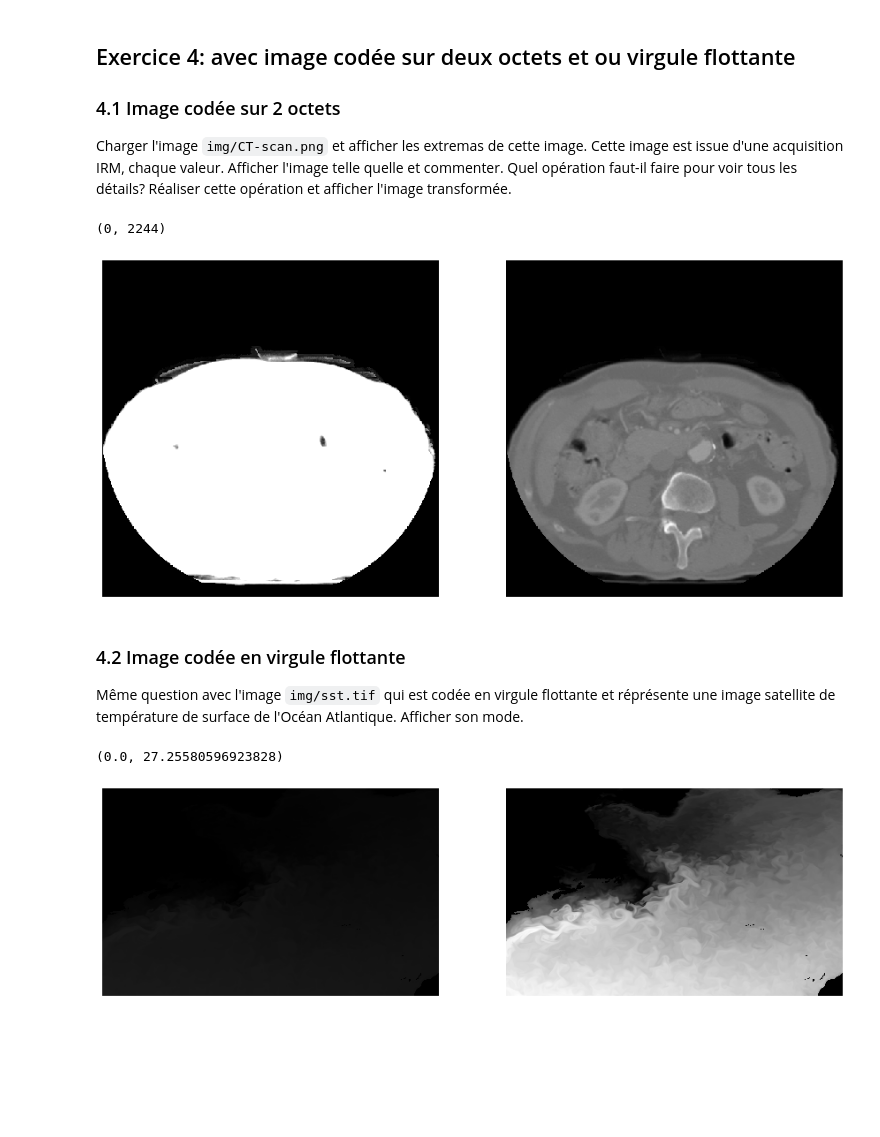
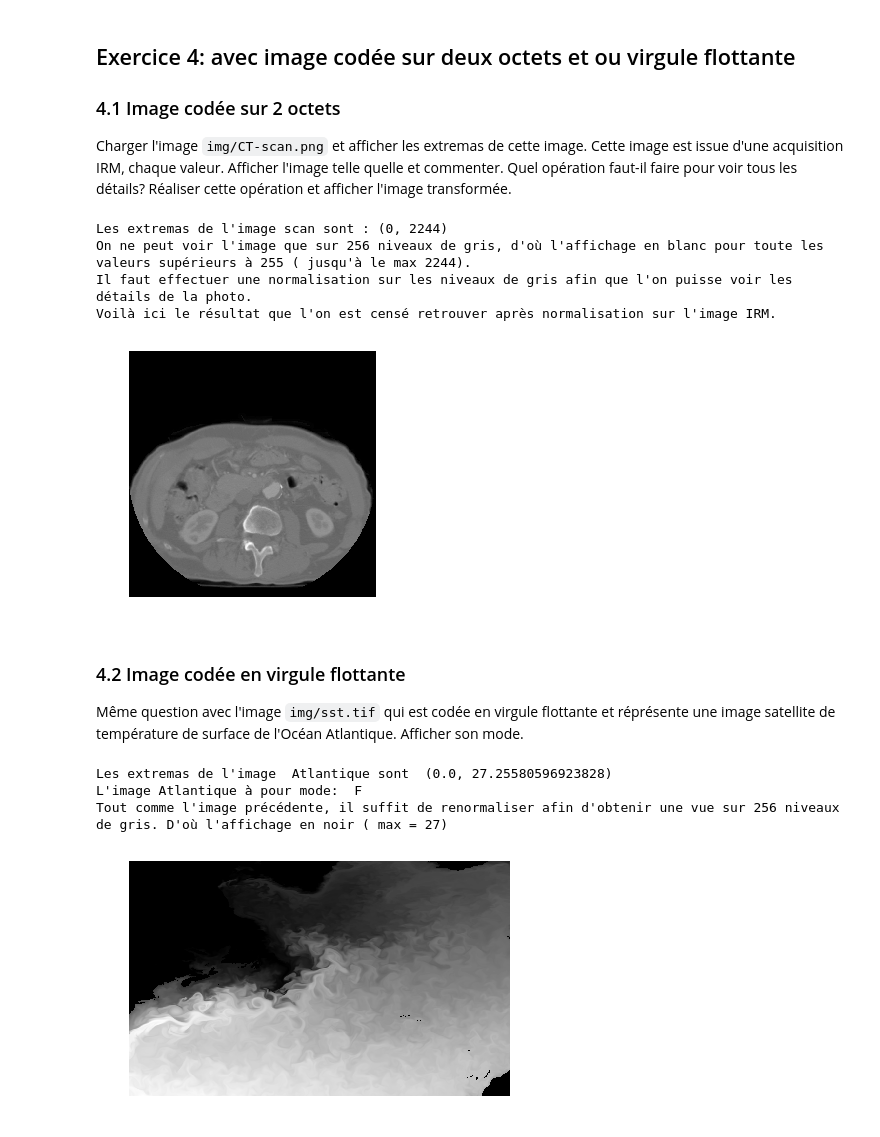
Before and after one commit to azn94/UE-Image, a Jupyter notebook: TME2/TME2_Sujet.ipynb, the cells around one changed output. Saved outputs shown, nothing was run; the diff lists cells and outputs as text; code cells hidden in the pictures; blank space fills up the shorter version.

```diff
--- a/TME2/TME2_Sujet.ipynb
+++ b/TME2/TME2_Sujet.ipynb
@@ -268,54 +266,61 @@ show()
 ### 4.1 Image codée sur 2 octets
 Charger l'image `img/CT-scan.png` et afficher les extremas de cette image. Cette image est issue d'une acquisition IRM, chaque valeur. Afficher l'image telle quelle et commenter. Quel opération faut-il faire pour voir tous les détails? Réaliser cette opération et afficher l'image transformée.
 # %%
-img_scan=Image.open ( "img/CT-scan.png" )
+img_scan=Image.open( "img/CT-scan.png" )
 mini,maxi=img_scan.getextrema()
-print(img_scan.getextrema())
-
+print("Les extremas de l'image scan sont :", img_scan.getextrema())
+print("On ne peut voir l'image que sur 256 niveaux de gris, d'où l'affichage en blanc pour toute les valeurs supérieurs à 255 ( jusqu'à le max 2244).")
+print("Il faut effectuer une normalisation sur les niveaux de gris afin que l'on puisse voir les détails de la photo.")
 img_scan_data=list(img_scan.getdata())
 
 for k in range(len(img_scan_data)):
     img_scan_data[k]=int((img_scan_data[k]/maxi)*255)
 
 img_scan2=Image.new('L',img_scan.size)
 img_scan2.putdata(img_scan_data)
 
-subplot(1,2,1)
-axis('off')
-imshow(img_scan,cmap='gray')
+img_scan.show()
+img_scan2.show()
 
-subplot(1,2,2)
+subplot(1,3,2)
 axis('off')
 imshow(img_scan2,cmap='gray')
+print("Voilà ici le résultat que l'on est censé retrouver après normalisation sur l'image IRM.")
 show()
 # %% [output]
-(0, 2244)
+Les extremas de l'image scan sont : (0, 2244)
+On ne peut voir l'image que sur 256 niveaux de gris, d'où l'affichage en blanc pour toute les valeurs supérieurs à 255 ( jusqu'à le max 2244).
+Il faut effectuer une normalisation sur les niveaux de gris afin que l'on puisse voir les détails de la photo.
+Voilà ici le résultat que l'on est censé retrouver après normalisation sur l'image IRM.
-[figure, old version]
+[figure, new version]
 # %% [markdown]
 ### 4.2 Image codée en virgule flottante
 
 Même question avec l'image `img/sst.tif` qui est codée en virgule flottante et réprésente une image satellite de température de surface de l'Océan Atlantique. Afficher son mode.
 # %%
-img_scan=Image.open ( "img/sst.tif" )
-mini,maxi=img_scan.getextrema()
-print(img_scan.getextrema())
+img_Atl=Image.open ( "img/sst.tif" )
+mini,maxi=img_Atl.getextrema()
+print("Les extremas de l'image  Atlantique sont ",img_Atl.getextrema())
+print("L'image Atlantique à pour mode: ", img_Atl.mode)
+print("Tout comme l'image précédente, il suffit de renormaliser afin d'obtenir une vue sur 256 niveaux de gris. D'où l'affichage en noir ( max = 27)")
 
-img_scan_data=list(img_scan.getdata())
+img_Atl_data=list(img_Atl.getdata())
 
-for k in range(len(img_scan_data)):
-    img_scan_data[k]=int((img_scan_data[k]/maxi)*255)
+for k in range(len(img_Atl_data)):
+    img_Atl_data[k]=int((img_Atl_data[k]/maxi)*255)
 
-img_scan2=Image.new('L',img_scan.size)
-img_scan2.putdata(img_scan_data)
+img_Atl2=Image.new('L',img_Atl.size)
+img_Atl2.putdata(img_Atl_data)
 
-subplot(1,2,1)
-axis('off')
-imshow(img_scan)
+img_Atl.show()
+img_Atl2.show()
 
 subplot(1,2,2)
 axis('off')
-imshow(img_scan2,cmap='gray')
+imshow(img_Atl2,cmap='gray')
 show()
 # %% [output]
-(0.0, 27.25580596923828)
+Les extremas de l'image  Atlantique sont  (0.0, 27.25580596923828)
+L'image Atlantique à pour mode:  F
+Tout comme l'image précédente, il suffit de renormaliser afin d'obtenir une vue sur 256 niveaux de gris. D'où l'affichage en noir ( max = 27)
-[figure, old version]
+[figure, new version]
```
Also changed, not shown: parts of 9 cells of this notebook.
